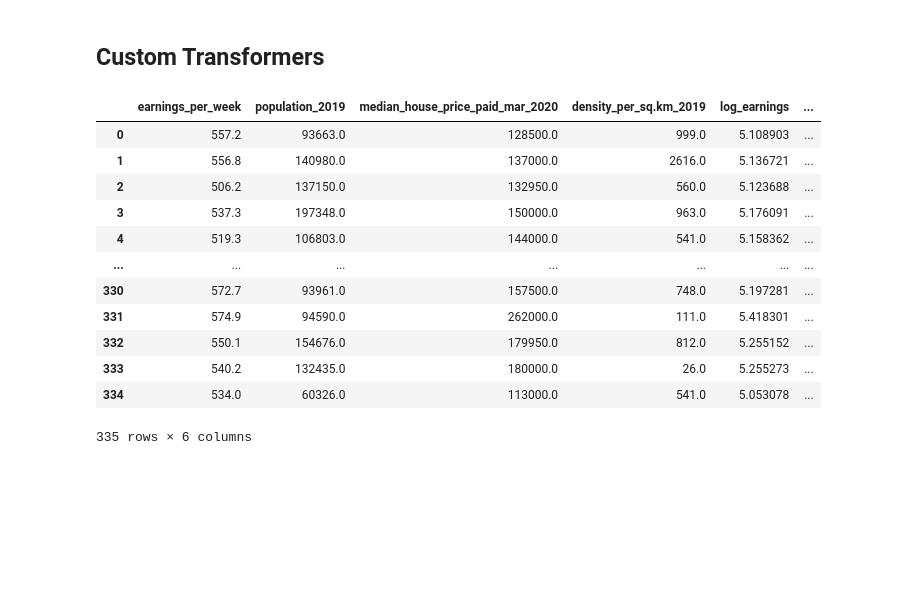
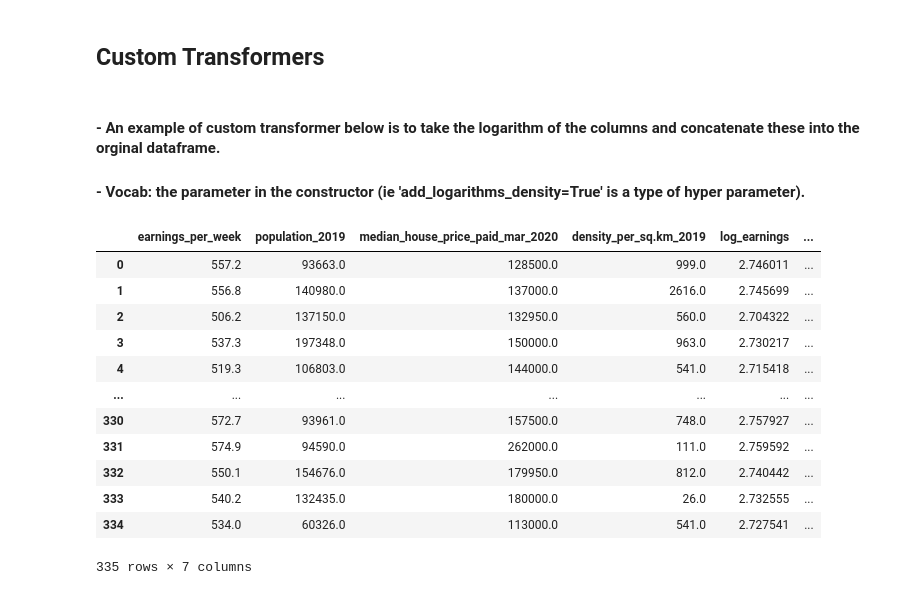
Before and after one commit to Kunvuthi/hands-on-machine-learning, a Jupyter notebook: uk_housing.ipynb, the cells around one changed output. Saved outputs shown, nothing was run; the diff lists cells and outputs as text; code cells hidden in the pictures; blank space fills up the shorter version.

```diff
--- a/uk_housing.ipynb
+++ b/uk_housing.ipynb
@@ -273,44 +273,54 @@ X = imputer.transform(df_attributes)
 ### - If our data have categorical attributes and is somewhat a targeted attribute as well, we can use OneHotEncoder which is demonstrated in the other machine learning notes. However, here we don't have any of them so we don't have to do any OneHotEncoder. Also Do not forget about the Multicollinearity problem which can occur when implementing the OneHotEncoder.
 # %% [markdown]
 ## Custom Transformers
+# %% [markdown]
+#### - An example of custom transformer below is to take the logarithm of the columns and concatenate these into the orginal dataframe.
+#### - Vocab: the parameter in the constructor (ie 'add_logarithms_density=True' is a type of hyper parameter).
 # %%
 from sklearn.base import BaseEstimator, TransformerMixin
 
-earning_index, population_index, density_index = 2, 3, 5
+earning_index, population_index, house_price_index, density_index = 0, 1, 2, 3
 
 class LogarithmiseAttributes(BaseEstimator, TransformerMixin):
-    def __init__(self, add_logarithms_density=True):
+    def __init__(self, add_logarithms_density=True, add_logarithms_house_price=False):
         self.add_logarithms_density = add_logarithms_density
+        self.add_logarithms_house_price = add_logarithms_house_price
 
     def fit(self, X, y=None):
         return self # no need to do anything here
 
     def transform(self, X):
         log_earnings = np.log10(X[:,earning_index])
         log_population = np.log10(X[:,earning_index])
         if self.add_logarithms_density:
+            if self.add_logarithms_house_price:
+                log_house_price = np.log10(X[:,house_price_index])
+                log_density = np.log10(X[:,density_index])
+                return np.c_[X, log_earnings, log_population, log_density, log_house_price]
             log_density = np.log10(X[:,density_index])
             return np.c_[X, log_earnings, log_population, log_density]
+        elif self.add_logarithms_house_price:
+            log_house_price = np.log10(X[:,house_price_index])
+            return np.c_[X, log_earnings, log_population, log_house_price]
         else:
             return np.c_[X, log_earnings, log_population]
 
-attr_adder = LogarithmiseAttributes(add_logarithms_density=False)
+attr_adder = LogarithmiseAttributes(add_logarithms_density=False, add_logarithms_house_price=True)
 df_with_logs = attr_adder.transform(df.drop([ "area_code", "area_name", 'income_cat'], axis=1).values)
 
-df_with_logs = pd.DataFrame(df_with_logs, columns = ["earnings_per_week","population_2019","median_house_price_paid_mar_2020","density_per_sq.km_2019",'log_earnings','log_population'])
-
+df_with_logs = pd.DataFrame(df_with_logs, columns = ["earnings_per_week","population_2019","median_house_price_paid_mar_2020","density_per_sq.km_2019",'log_earnings','log_population', 'log_house_price'])
 df_with_logs
 # %% [output]
 |  | earnings_per_week | population_2019 | median_house_price_paid_mar_2020 | density_per_sq.km_2019 | log_earnings | ... |
-| 0 | 557.2 | 93663.0 | 128500.0 | 999.0 | 5.108903 | ... |
-| 1 | 556.8 | 140980.0 | 137000.0 | 2616.0 | 5.136721 | ... |
-| 2 | 506.2 | 137150.0 | 132950.0 | 560.0 | 5.123688 | ... |
-| 3 | 537.3 | 197348.0 | 150000.0 | 963.0 | 5.176091 | ... |
-| 4 | 519.3 | 106803.0 | 144000.0 | 541.0 | 5.158362 | ... |
+| 0 | 557.2 | 93663.0 | 128500.0 | 999.0 | 2.746011 | ... |
+| 1 | 556.8 | 140980.0 | 137000.0 | 2616.0 | 2.745699 | ... |
+| 2 | 506.2 | 137150.0 | 132950.0 | 560.0 | 2.704322 | ... |
+| 3 | 537.3 | 197348.0 | 150000.0 | 963.0 | 2.730217 | ... |
+| 4 | 519.3 | 106803.0 | 144000.0 | 541.0 | 2.715418 | ... |
 | ... | ... | ... | ... | ... | ... | ... |
-| 330 | 572.7 | 93961.0 | 157500.0 | 748.0 | 5.197281 | ... |
-| 331 | 574.9 | 94590.0 | 262000.0 | 111.0 | 5.418301 | ... |
-| 332 | 550.1 | 154676.0 | 179950.0 | 812.0 | 5.255152 | ... |
-| 333 | 540.2 | 132435.0 | 180000.0 | 26.0 | 5.255273 | ... |
-| 334 | 534.0 | 60326.0 | 113000.0 | 541.0 | 5.053078 | ... |
+| 330 | 572.7 | 93961.0 | 157500.0 | 748.0 | 2.757927 | ... |
+| 331 | 574.9 | 94590.0 | 262000.0 | 111.0 | 2.759592 | ... |
+| 332 | 550.1 | 154676.0 | 179950.0 | 812.0 | 2.740442 | ... |
+| 333 | 540.2 | 132435.0 | 180000.0 | 26.0 | 2.732555 | ... |
+| 334 | 534.0 | 60326.0 | 113000.0 | 541.0 | 2.727541 | ... |
-335 rows × 6 columns
+335 rows × 7 columns
```
Also changed, not shown: parts of 22 cells of this notebook, 1 other file.
